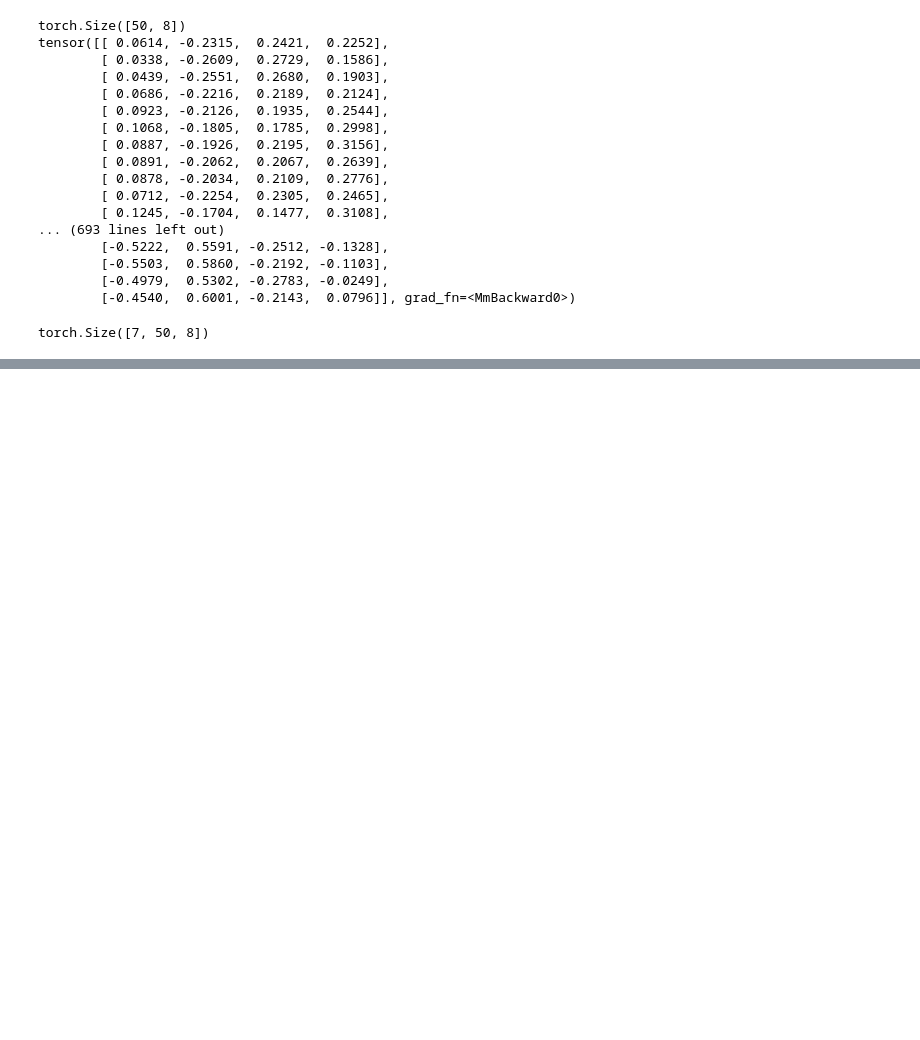
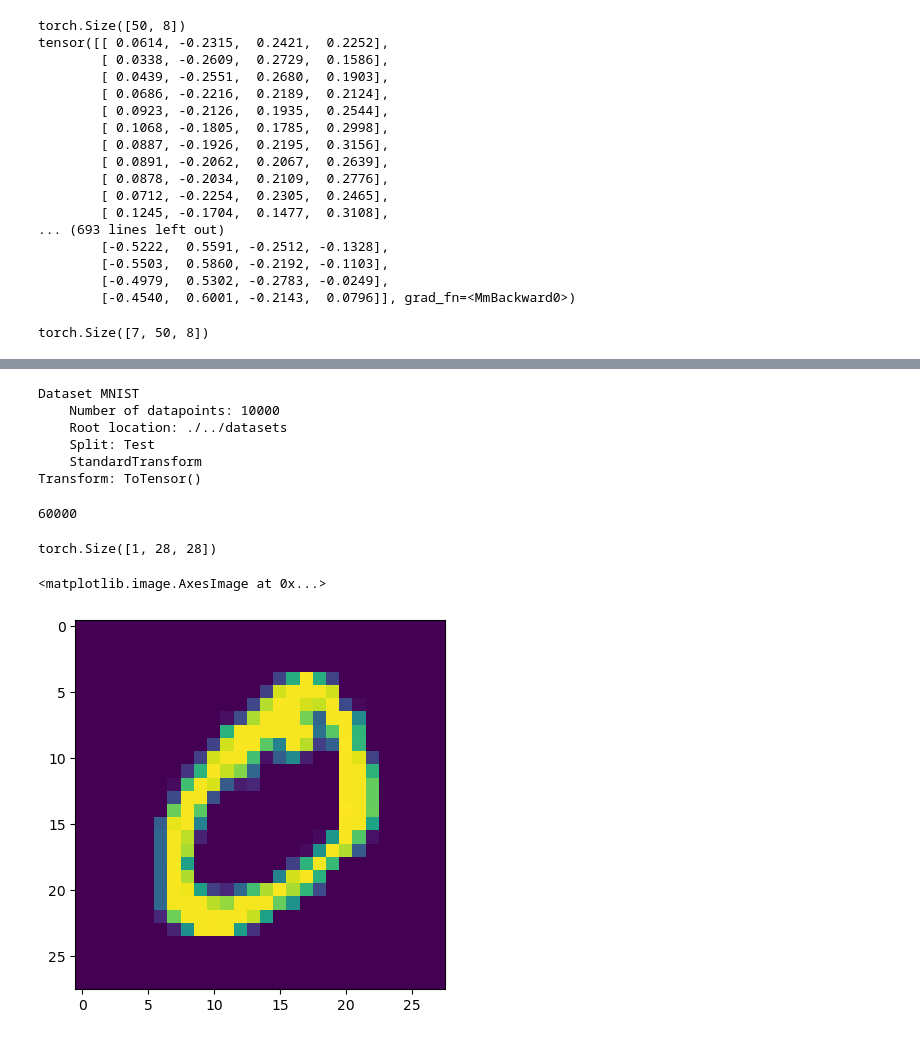
Before and after one commit to ysurs/Vit, a Jupyter notebook: source/notebook_for_check.ipynb, the cells around one changed output, grey strips where cells are left out. Cells and saved outputs as stored; diff of their text form; code cells hidden in the pictures; blank space fills up the shorter version.

Commit message:
dataset checking, needs cleanup

```diff
--- a/source/notebook_for_check.ipynb
+++ b/source/notebook_for_check.ipynb
@@ -165,0 +201,5 @@ torch.Size([7, 50, 8])
+# %%
+from torchvision.datasets.mnist import MNIST
+from torchvision.transforms import ToTensor
+transform = ToTensor()
+train_set = MNIST(root='./../datasets', train=True, download=True, transform=transform)
@@ -165,0 +224,9 @@ torch.Size([7, 50, 8])
+# %%
+test_set
+# %% [output]
+Dataset MNIST
+    Number of datapoints: 10000
+    Root location: ./../datasets
+    Split: Test
+    StandardTransform
+Transform: ToTensor()
@@ -165,0 +235,13 @@ torch.Size([7, 50, 8])
+# %%
+len(train_set)
+# %% [output]
+60000
+# %%
+train_set[0][0].shape
+# %% [output]
+torch.Size([1, 28, 28])
+# %%
+plt.imshow(train_set[1][0].permute(1,2,0))
+# %% [output]
+<matplotlib.image.AxesImage at 0x...>
+[figure, added]
```
Also changed, not shown: parts of 7 cells of this notebook.
